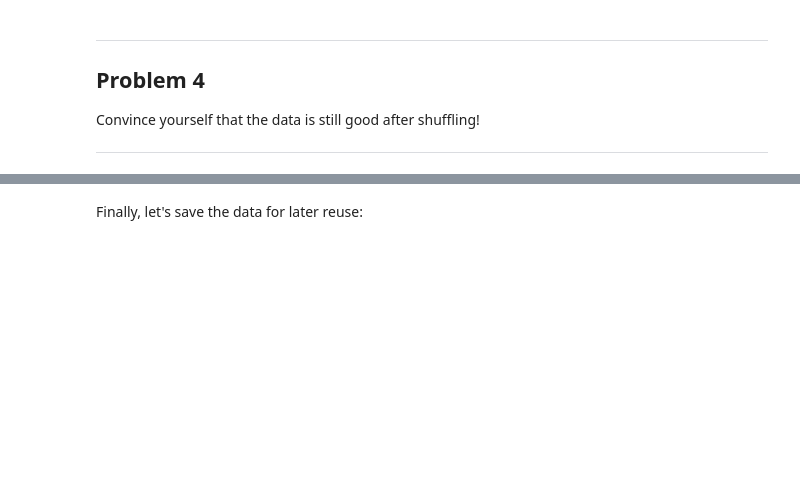
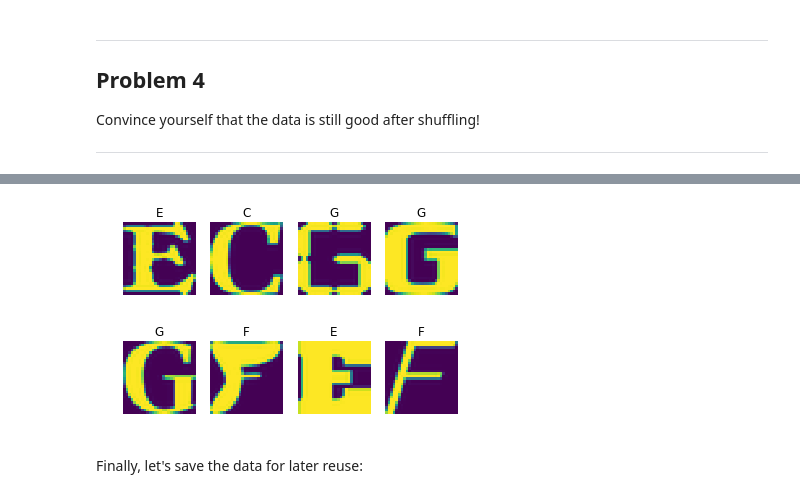
Before and after one commit to zero1hac/freetime-rush, a Jupyter notebook: UdacityDeepLearning/1_notmnist.ipynb, the cells around one changed output, grey strips where cells are left out. Cells and saved outputs as stored; diff of their text form; code cells hidden in the pictures; blank space fills up the shorter version.

```diff
--- a/UdacityDeepLearning/1_notmnist.ipynb
+++ b/UdacityDeepLearning/1_notmnist.ipynb
@@ -370,3 +431,7 @@ Convince yourself that the data is still good after shuffling!
+# %%
+disp_sample_dataset(test_dataset, test_labels)
+# %% [output]
+[figure, added]
 # %% [markdown]
 Finally, let's save the data for later reuse:
 # %%
```
Also changed, not shown: parts of 20 cells of this notebook.
